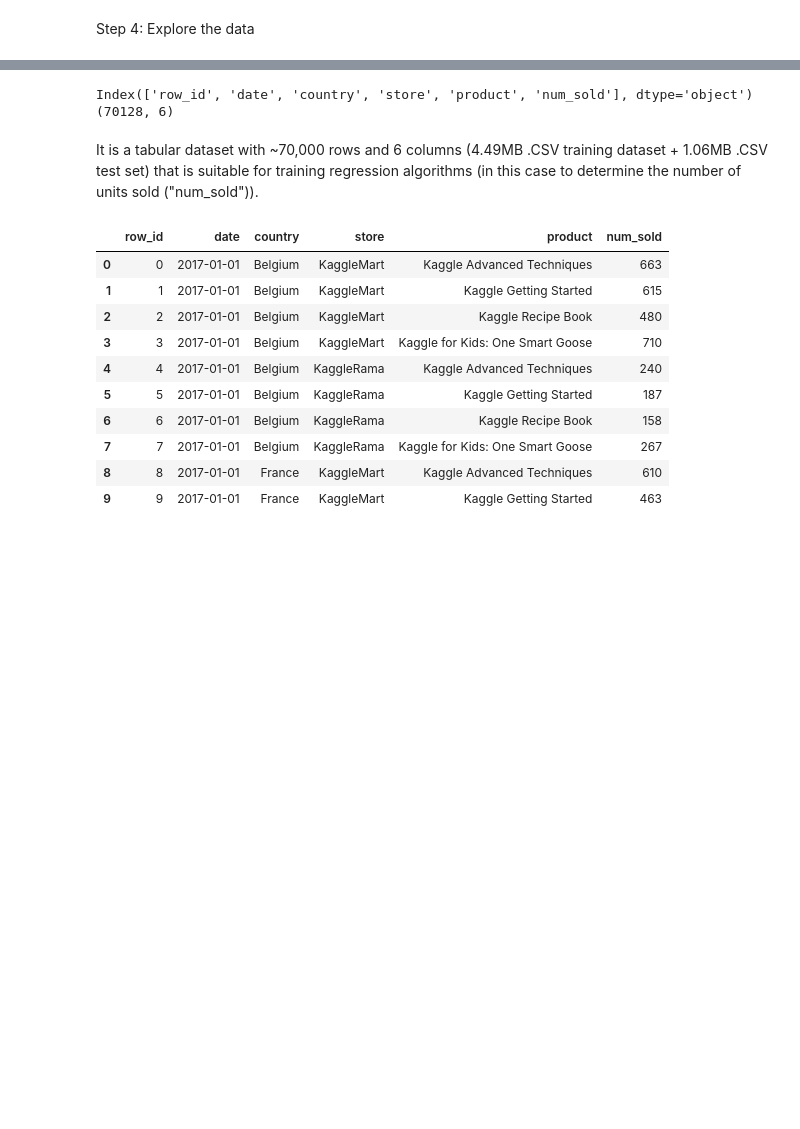
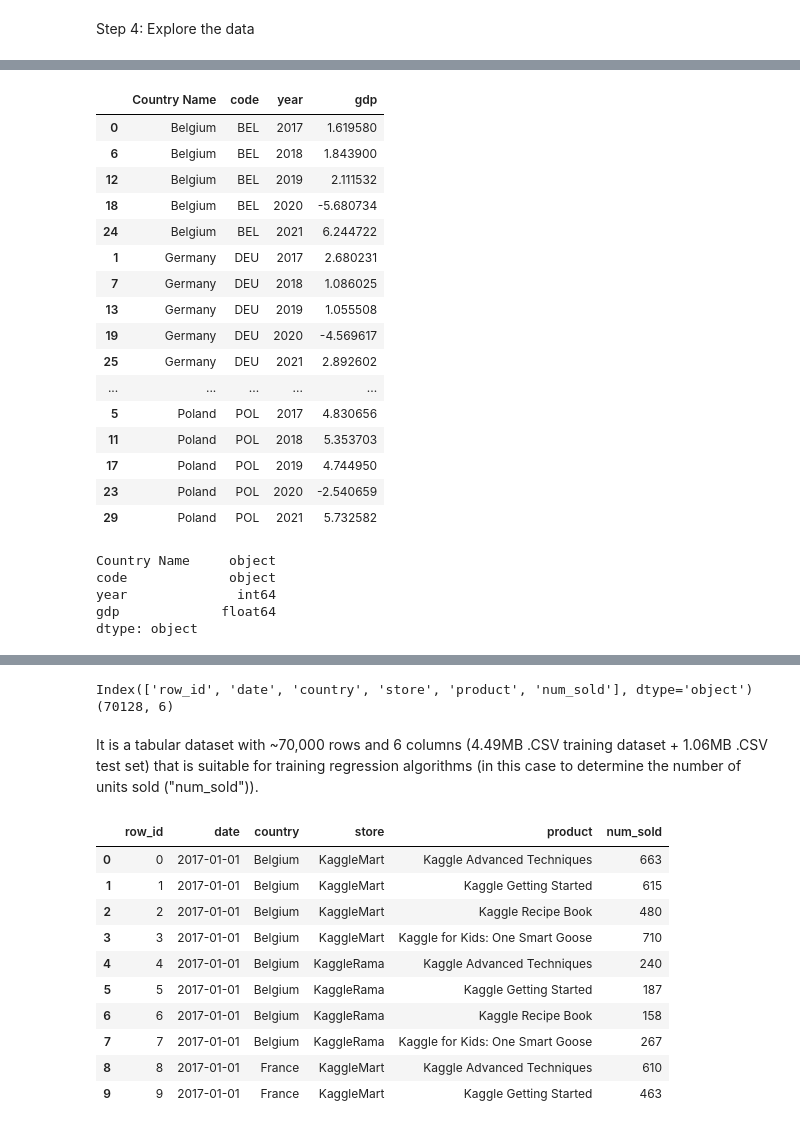
Before and after one commit to Chirag314/Tabular-Data-Series, a Jupyter notebook: tds_sep_22_time_series.ipynb, the cells around one changed output, grey strips where cells are left out. Drawn from its saved outputs; the diff is of its cells as text; code cells hidden in the pictures; blank space fills up the shorter version.

```diff
--- a/tds_sep_22_time_series.ipynb
+++ b/tds_sep_22_time_series.ipynb
@@ -54,4 +54,5 @@ Step 3: Load the data
 # load to pandas dataframe (for data exploration)
 train_df = pd.read_csv('Sept/train.csv')
 test_df = pd.read_csv('Sept/test.csv')
-test_df1=test_df.copy()
+gdp_df = pd.read_csv('Sept/GDP.csv')
+cci_df = pd.read_csv('Sept/CCI.csv')
@@ -59,0 +87,34 @@ Step 4: Explore the data
+# %%
+# multiple unpivot columns
+gdp_df1=pd.melt(gdp_df, id_vars =['Country Name' ,'Country Code'], value_vars =['2017', '2018','2019','2020','2021']
+                ,var_name ='year',value_name ='gdp')
+gdp_df1.rename(columns = {'Country Code':'code'}, inplace = True)
+# cahnge year from object to int
+gdp_df1['year'] = gdp_df1['year'].astype(np.int64)
+gdp_df1.sort_values(['code','year'])
+# %% [output]
+|  | Country Name | code | year | gdp |
+| 0 | Belgium | BEL | 2017 | 1.619580 |
+| 6 | Belgium | BEL | 2018 | 1.843900 |
+| 12 | Belgium | BEL | 2019 | 2.111532 |
+| 18 | Belgium | BEL | 2020 | -5.680734 |
+| 24 | Belgium | BEL | 2021 | 6.244722 |
+| 1 | Germany | DEU | 2017 | 2.680231 |
+| 7 | Germany | DEU | 2018 | 1.086025 |
+| 13 | Germany | DEU | 2019 | 1.055508 |
+| 19 | Germany | DEU | 2020 | -4.569617 |
+| 25 | Germany | DEU | 2021 | 2.892602 |
+| ... | ... | ... | ... | ... |
+| 5 | Poland | POL | 2017 | 4.830656 |
+| 11 | Poland | POL | 2018 | 5.353703 |
+| 17 | Poland | POL | 2019 | 4.744950 |
+| 23 | Poland | POL | 2020 | -2.540659 |
+| 29 | Poland | POL | 2021 | 5.732582 |
+# %%
+gdp_df1.dtypes
+# %% [output]
+Country Name     object
+code             object
+year              int64
+gdp             float64
+dtype: object
```
Also changed, not shown: parts of 12 cells of this notebook.
